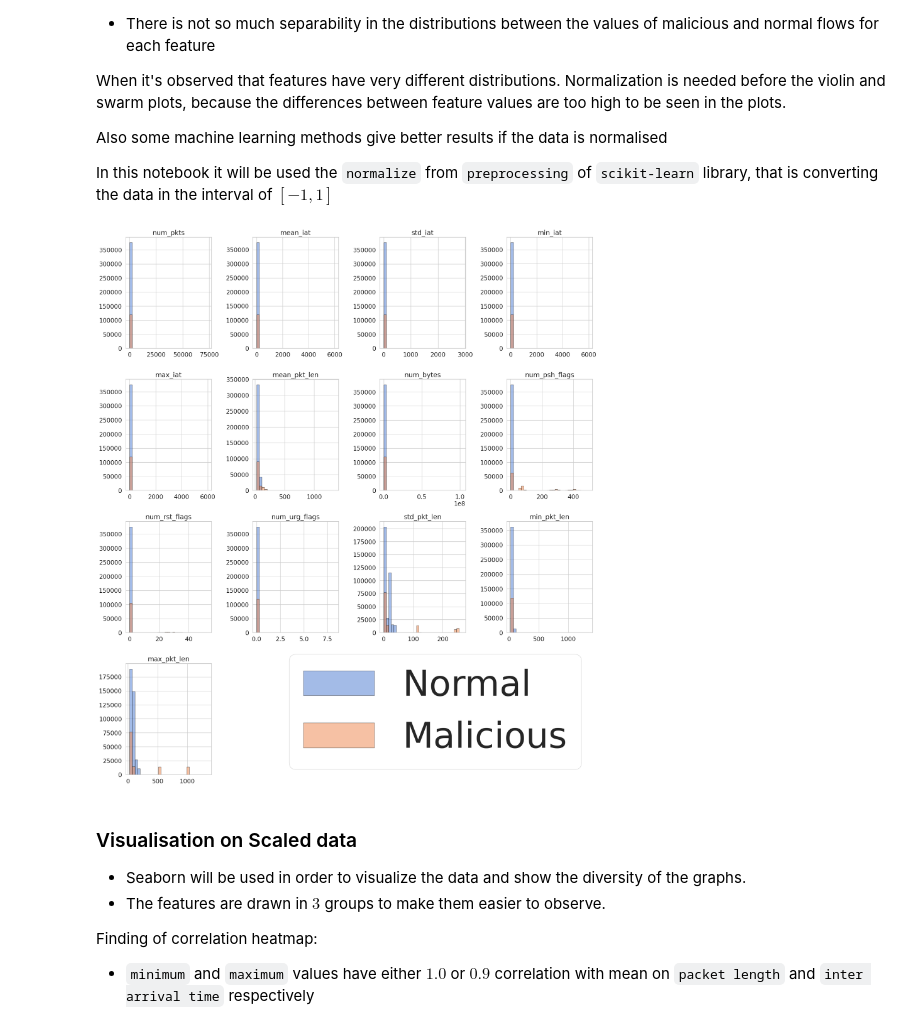
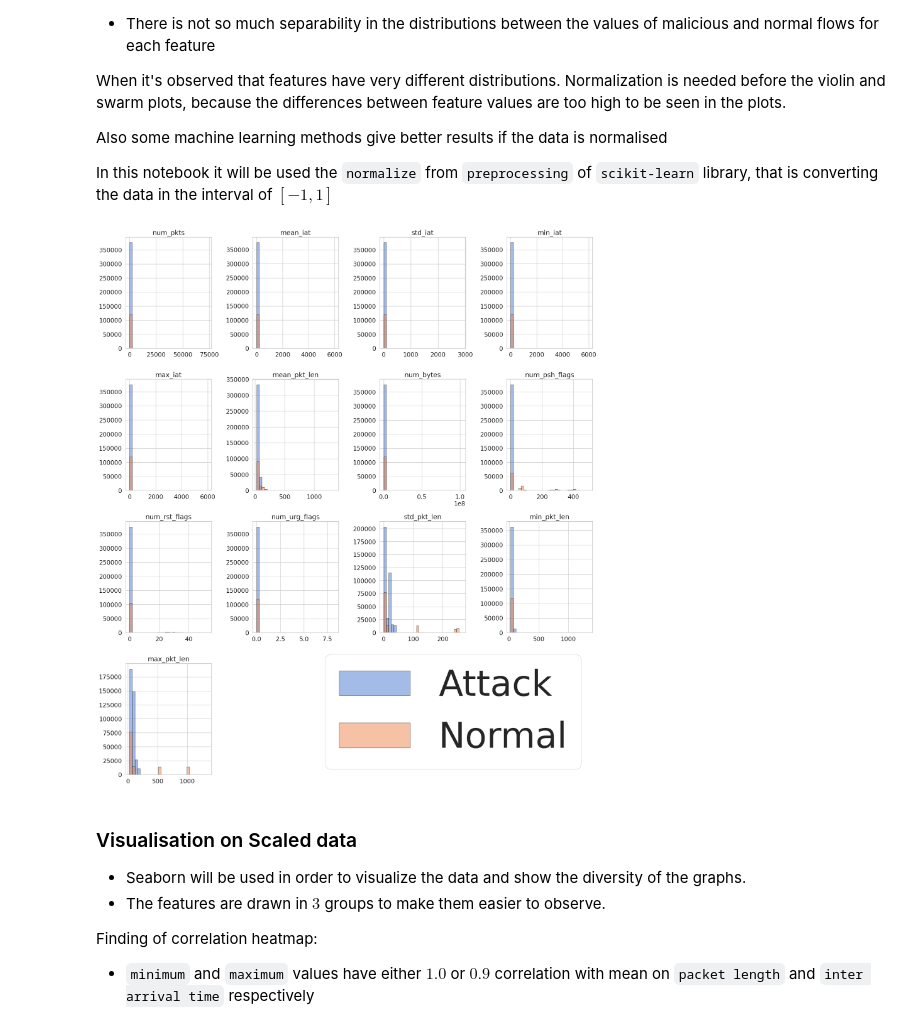
Before and after one commit to apetridis/Intrusion-Detection-System, a Jupyter notebook: flow_based/data/data-analysis.ipynb, the cells around one changed output. Saved outputs shown, nothing was run; the diff lists cells and outputs as text; code cells hidden in the pictures.

```diff
--- a/flow_based/data/data-analysis.ipynb
+++ b/flow_based/data/data-analysis.ipynb
@@ -16,11 +16,11 @@ from xgboost import XGBClassifier , plot_importance
 
 
 # Import datasets, concat and drop unneeded features
-mqtt_bruteforce = pd.read_csv('uniflow_mqtt_bruteforce.csv')
-normal = pd.read_csv('uniflow_normal.csv')
-scan_A = pd.read_csv('uniflow_scan_A.csv')
-scan_sU = pd.read_csv('uniflow_scan_sU.csv')
-sparta = pd.read_csv('uniflow_sparta.csv')
+mqtt_bruteforce = pd.read_csv('datasets/uniflow_mqtt_bruteforce.csv')
+normal = pd.read_csv('datasets/uniflow_normal.csv')
+scan_A = pd.read_csv('datasets/uniflow_scan_A.csv')
+scan_sU = pd.read_csv('datasets/uniflow_scan_sU.csv')
+sparta = pd.read_csv('datasets/uniflow_sparta.csv')
 
 data = pd.concat([mqtt_bruteforce, normal, scan_A, scan_sU, sparta], axis=0)
 data.drop(['ip_src', 'ip_dst', 'prt_src', 'prt_dst', 'proto'], axis='columns', inplace=True)
@@ -91,33 +91,33 @@ In this notebook it will be used the `normalize` from `preprocessing` of `scikit
 # %%
 # plot distribution
 # to see how distribution is in regard to the flow, we need to first split the dataset into two groups
 malicious = data[data['is_attack'] =='Attack']
 normal = data[data['is_attack'] =='Normal']
 
 # also bring features back, basically redefining them again
 features = list(data.columns[0:-1])
 fig, axes = plt.subplots(nrows=4, ncols=4, figsize=(18,20))
 axes = axes.ravel()
 
 for i,plot1 in enumerate(axes):
     if i < 13:
         binwidth = (max(data[features[i]]) - min(data[features[i]])) / 30
         bins = np.arange(min(data[features[i]]), max(data[features[i]]) + binwidth, binwidth)
 
         # Plot normal and malicious histograms
         _, bins, _ = plot1.hist(normal[features[i]], bins=bins, alpha=0.5, density=False, stacked=True,
                                 edgecolor="black", label='Normal')
         _, _, _ = plot1.hist(malicious[features[i]], bins=bins, alpha=0.5, density=False, stacked=True,
-                            edgecolor="black", label='Malicious')
+                            edgecolor="black", label='Attack')
         plot1.set_title(features[i])
     else:
         fig.delaxes(axes[i])
 
-fig.legend(loc='lower right', labels=['Normal', 'Malicious'], prop={'size': 90})
+fig.legend(loc='lower right', labels=['Attack', 'Normal'], prop={'size': 90})
 plt.tight_layout()
 plt.show()
 # %% [output]
-[figure, old version]
+[figure, new version]
 # %% [markdown]
 ### Visualisation on Scaled data
 - Seaborn will be used in order to visualize the data and show the diversity of the graphs.
```
Also changed, not shown: 1 other file.
